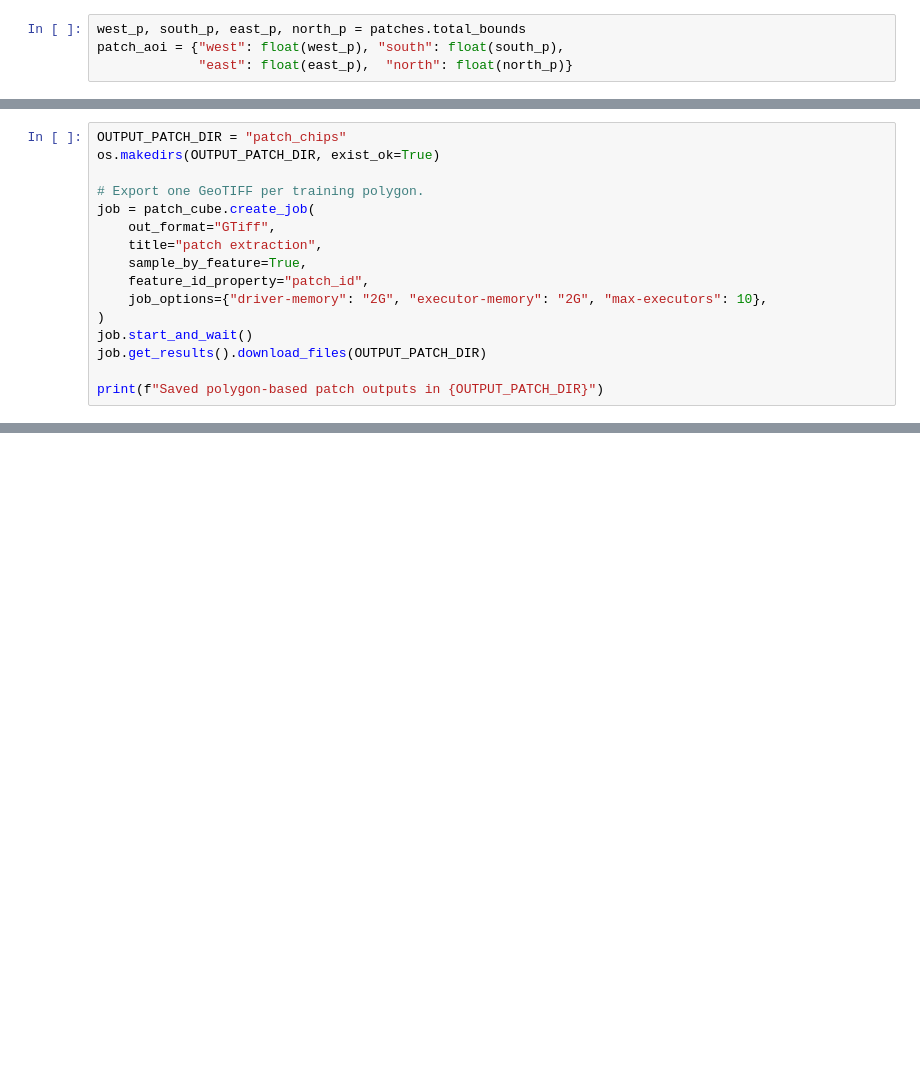
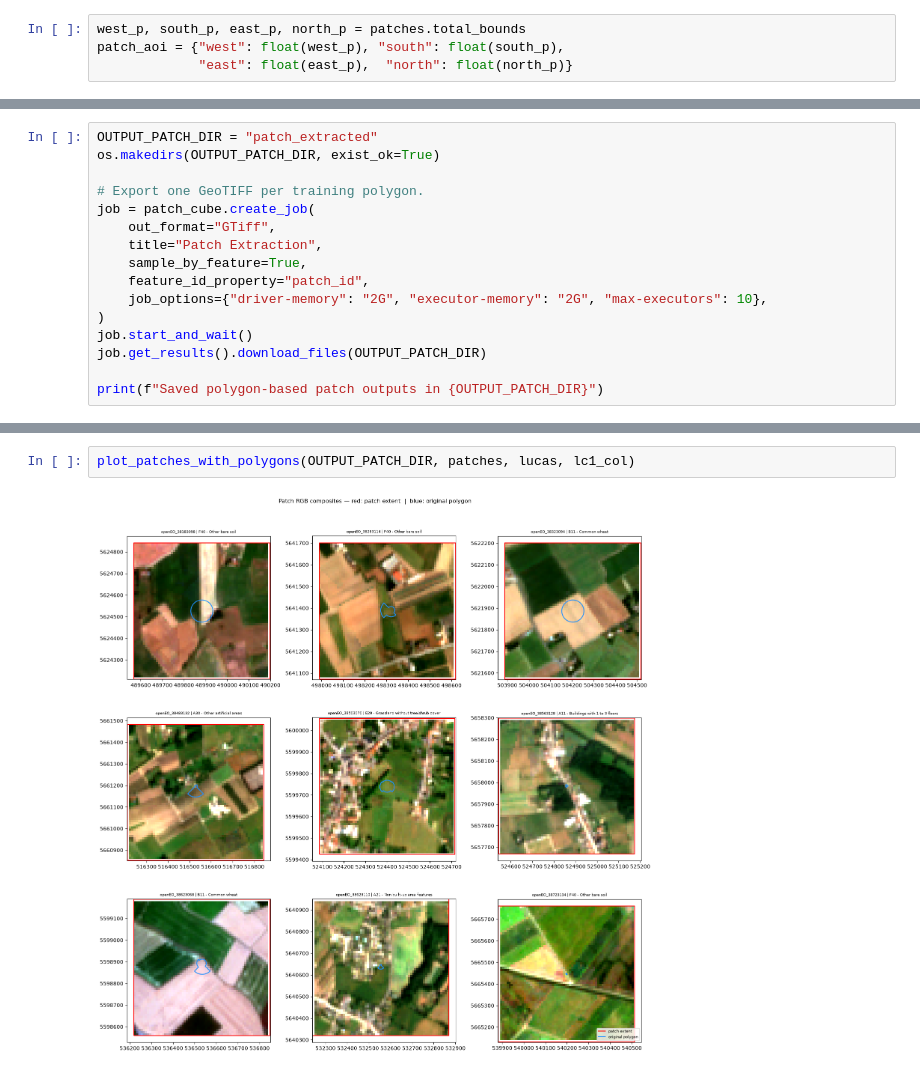
Before and after one commit to Open-EO/openeo-community-examples, a Jupyter notebook: python/DataPreparation/ML_ready_data.ipynb, the cells around one changed output, grey strips where cells are left out. Drawn from its saved outputs; the diff is of its cells as text; blank space fills up the shorter version.

```diff
--- a/python/DataPreparation/ML_ready_data.ipynb
+++ b/python/DataPreparation/ML_ready_data.ipynb
@@ -245,11 +268,11 @@ patch_cube = feature_patch.filter_spatial(json.loads(polygon_groundtruth_train.t
 # %%
-OUTPUT_PATCH_DIR = "patch_chips"
+OUTPUT_PATCH_DIR = "patch_extracted"
 os.makedirs(OUTPUT_PATCH_DIR, exist_ok=True)
 
 # Export one GeoTIFF per training polygon.
 job = patch_cube.create_job(
     out_format="GTiff",
-    title="patch extraction",
+    title="Patch Extraction",
     sample_by_feature=True,
     feature_id_property="patch_id",
     job_options={"driver-memory": "2G", "executor-memory": "2G", "max-executors": 10},
@@ -278,0 +308,4 @@ Saved polygon-based patch outputs in patch_chips
+# %%
+plot_patches_with_polygons(OUTPUT_PATCH_DIR, patches, lucas, lc1_col)
+# %% [output]
+[figure, added]
```
Also changed, not shown: parts of 20 cells of this notebook, 2 other files.
